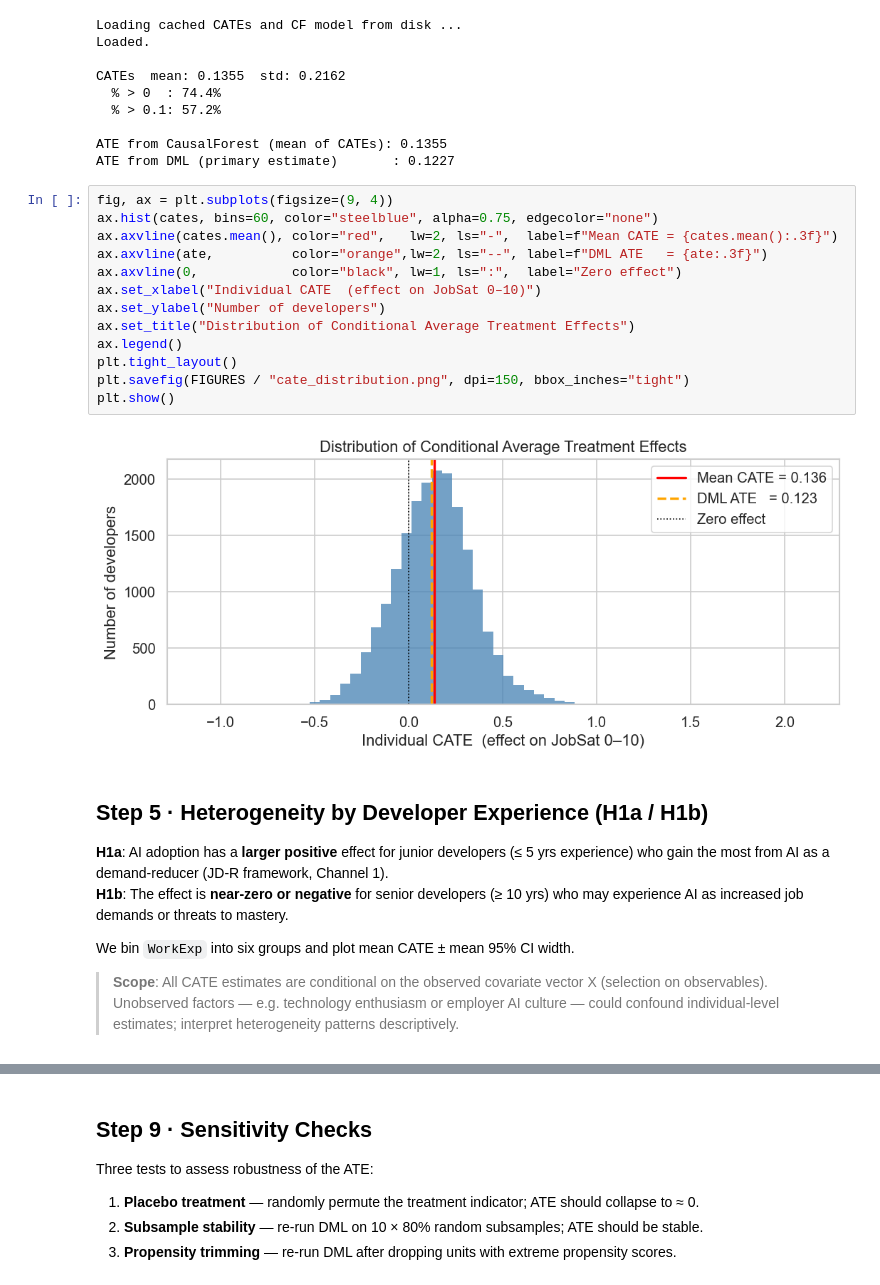
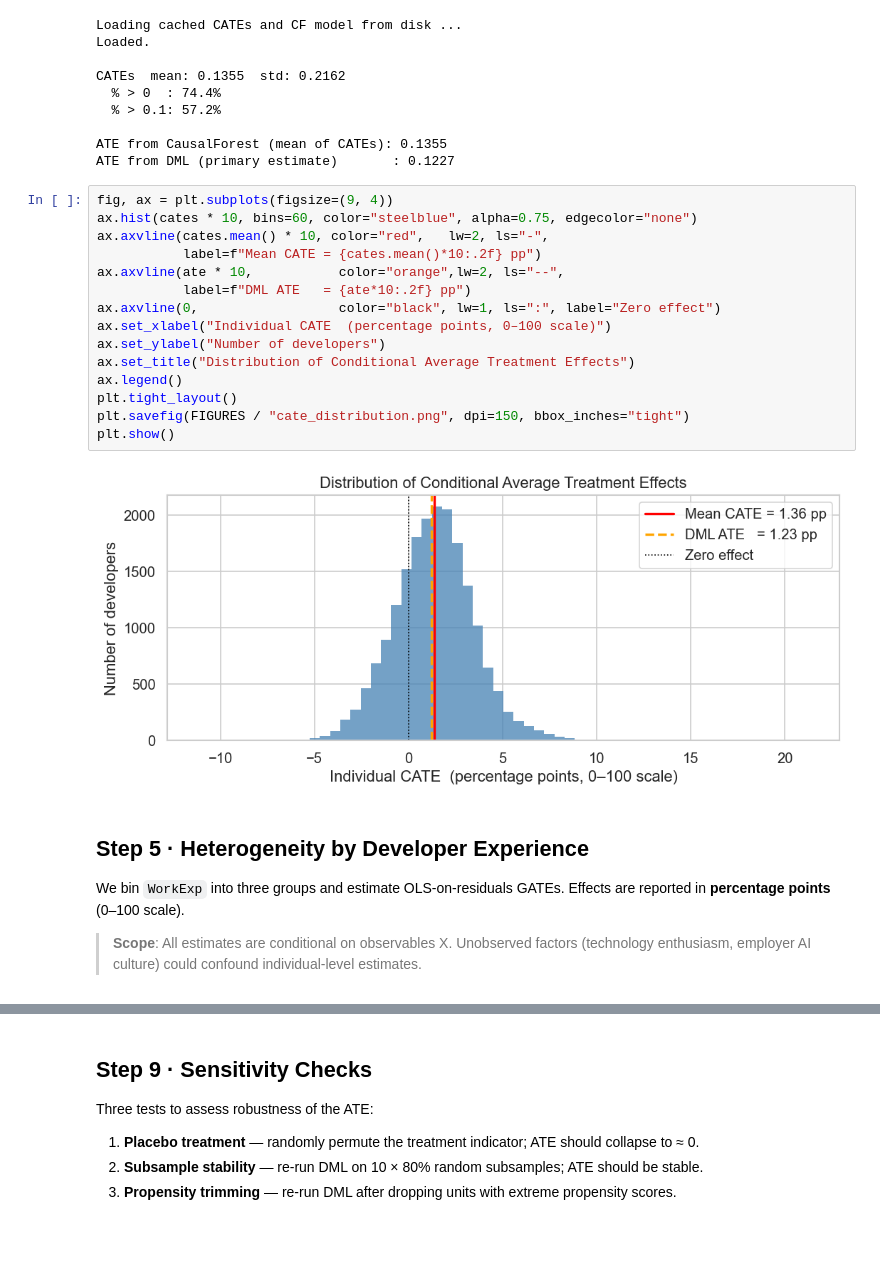
Before and after one commit to SivertIvarhus/Master-Thesis-NOVA-SBE-BA, a Jupyter notebook: notebooks/03-modeling.ipynb, the cells around one changed output, grey strips where cells are left out. Saved outputs shown, nothing was run; the diff lists cells and outputs as text; blank space fills up the shorter version.

```diff
--- a/notebooks/03-modeling.ipynb
+++ b/notebooks/03-modeling.ipynb
@@ -319,28 +304,29 @@ ATE from CausalForest (mean of CATEs): 0.1355
 ATE from DML (primary estimate)       : 0.1227
 # %%
 fig, ax = plt.subplots(figsize=(9, 4))
-ax.hist(cates, bins=60, color="steelblue", alpha=0.75, edgecolor="none")
-ax.axvline(cates.mean(), color="red",   lw=2, ls="-",  label=f"Mean CATE = {cates.mean():.3f}")
-ax.axvline(ate,          color="orange",lw=2, ls="--", label=f"DML ATE   = {ate:.3f}")
-ax.axvline(0,            color="black", lw=1, ls=":",  label="Zero effect")
-ax.set_xlabel("Individual CATE  (effect on JobSat 0–10)")
+ax.hist(cates * 10, bins=60, color="steelblue", alpha=0.75, edgecolor="none")
+ax.axvline(cates.mean() * 10, color="red",   lw=2, ls="-",
+           label=f"Mean CATE = {cates.mean()*10:.2f} pp")
+ax.axvline(ate * 10,           color="orange",lw=2, ls="--",
+           label=f"DML ATE   = {ate*10:.2f} pp")
+ax.axvline(0,                  color="black", lw=1, ls=":", label="Zero effect")
+ax.set_xlabel("Individual CATE  (percentage points, 0–100 scale)")
 ax.set_ylabel("Number of developers")
 ax.set_title("Distribution of Conditional Average Treatment Effects")
 ax.legend()
 plt.tight_layout()
 plt.savefig(FIGURES / "cate_distribution.png", dpi=150, bbox_inches="tight")
 plt.show()
 # %% [output]
-[figure, old version]
+[figure, new version]
 # %% [markdown]
-## Step 5 · Heterogeneity by Developer Experience (H1a / H1b)
+## Step 5 · Heterogeneity by Developer Experience
 
-**H1a**: AI adoption has a **larger positive** effect for junior developers (≤ 5 yrs experience) who gain the most from AI as a demand-reducer (JD-R framework, Channel 1).
-**H1b**: The effect is **near-zero or negative** for senior developers (≥ 10 yrs) who may experience AI as increased job demands or threats to mastery.
+We bin `WorkExp` into three groups and estimate OLS-on-residuals GATEs.
+Effects are reported in **percentage points** (0–100 scale).
 
-We bin `WorkExp` into six groups and plot mean CATE ± mean 95% CI width.
-
-> **Scope**: All CATE estimates are conditional on the observed covariate vector X (selection on observables). Unobserved factors — e.g. technology enthusiasm or employer AI culture — could confound individual-level estimates; interpret heterogeneity patterns descriptively.
+> **Scope**: All estimates are conditional on observables X. Unobserved factors
+> (technology enthusiasm, employer AI culture) could confound individual-level estimates.
 # %%
 work_exp  = df["WorkExp"].values
 miss_flag = df["WorkExp_missing"].values.astype(bool)
```
Also changed, not shown: parts of 19 cells of this notebook.
